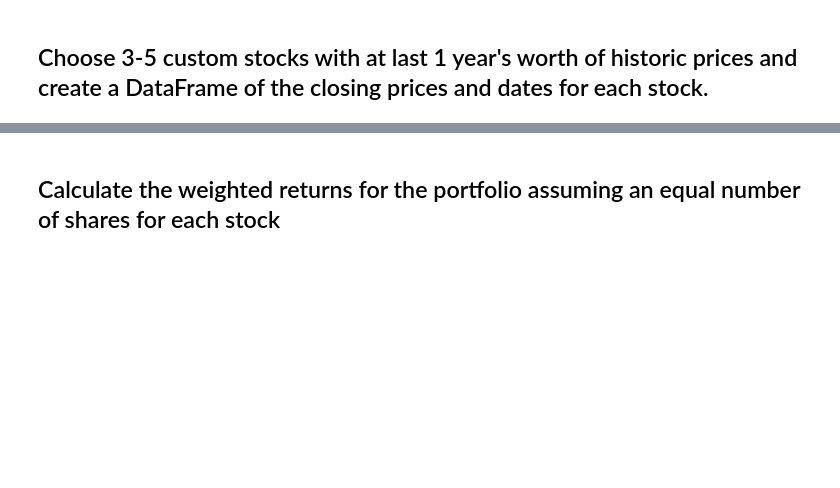
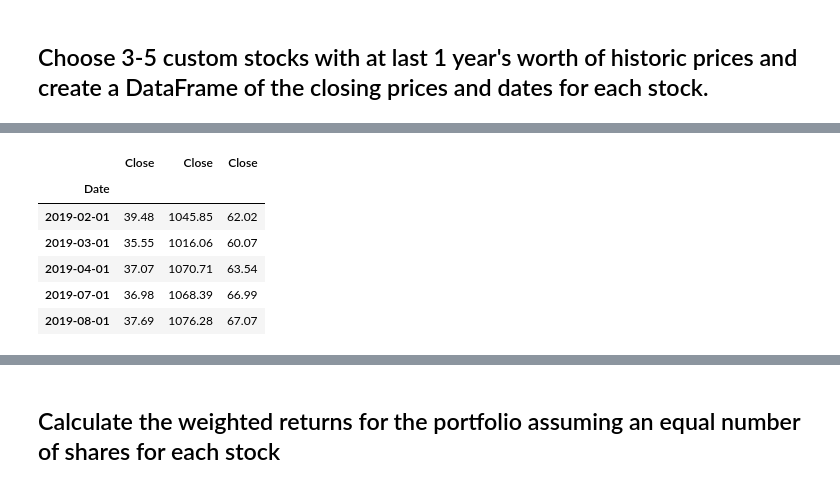
Before and after one commit to nagpalmanpreet/whale-analysis, a Jupyter notebook: whale_analysis.ipynb, the cells around one changed output, grey strips where cells are left out. Cells and saved outputs as stored; diff of their text form; code cells hidden in the pictures; blank space fills up the shorter version.

```diff
--- a/whale_analysis.ipynb
+++ b/whale_analysis.ipynb
@@ -370,0 +365,8 @@ In this section, you will build your own portfolio of stocks, calculate the retu
+# %%
+# Reading data from 1st stock
+
+sheet_id = '1hX8G2OAiRaBsA1BVVP5mefxSW5Yo_Rkwra2ZJHIMVYM'
+sheet_name = 'Apple'
+url = f"https://docs.google.com/spreadsheets/d/{sheet_id}/gviz/tq?tqx=out:csv&sheet={sheet_name}"
+apple_df = pd.read_csv(url,index_col="Date", infer_datetime_format=True, parse_dates=True)
+apple_df.head()
@@ -370,0 +381,7 @@ In this section, you will build your own portfolio of stocks, calculate the retu
+# %%
+# Reading data from 2nd stock
+sheet_id = '1hX8G2OAiRaBsA1BVVP5mefxSW5Yo_Rkwra2ZJHIMVYM'
+sheet_name = 'Google'
+url = f"https://docs.google.com/spreadsheets/d/{sheet_id}/gviz/tq?tqx=out:csv&sheet={sheet_name}"
+google_df = pd.read_csv(url,index_col="Date", infer_datetime_format=True, parse_dates=True)
+google_df.head()
@@ -370,0 +396,7 @@ In this section, you will build your own portfolio of stocks, calculate the retu
+# %%
+# Reading data from 3rd stock
+sheet_id = '1hX8G2OAiRaBsA1BVVP5mefxSW5Yo_Rkwra2ZJHIMVYM'
+sheet_name = 'Tesla'
+url = f"https://docs.google.com/spreadsheets/d/{sheet_id}/gviz/tq?tqx=out:csv&sheet={sheet_name}"
+tesla_df = pd.read_csv(url,index_col="Date", infer_datetime_format=True, parse_dates=True)
+tesla_df.head()
@@ -371,5 +411,20 @@ In this section, you will build your own portfolio of stocks, calculate the retu
 # %%
 # Combine all stocks in a single DataFrame
+my_portfolio = pd.concat([
+    apple_df,
+    google_df,
+    tesla_df
+
+],axis='columns', join='inner')
+my_portfolio.head()
+# %% [output]
+|  | Close | Close | Close |
+| Date |  |  |  |
+| 2019-02-01 | 39.48 | 1045.85 | 62.02 |
+| 2019-03-01 | 35.55 | 1016.06 | 60.07 |
+| 2019-04-01 | 37.07 | 1070.71 | 63.54 |
+| 2019-07-01 | 36.98 | 1068.39 | 66.99 |
+| 2019-08-01 | 37.69 | 1076.28 | 67.07 |
 # %%
 # Reset Date index
 # %%
```
Also changed, not shown: parts of 8 cells of this notebook.
